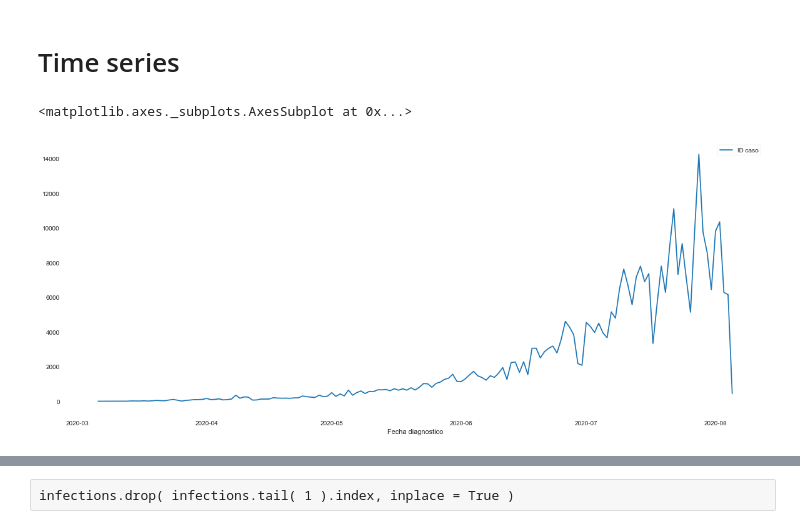
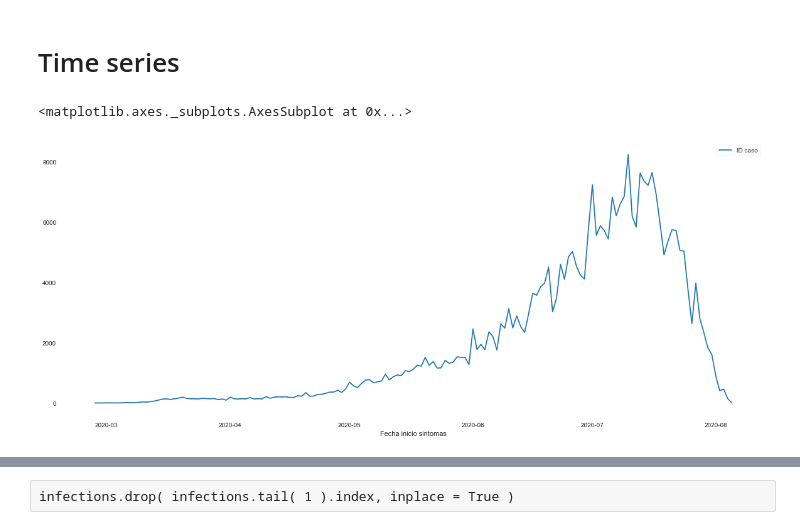
Before and after one commit to andrespd1/siscovid, a Jupyter notebook: COVID-19.ipynb, the cells around one changed output, grey strips where cells are left out. Drawn from its saved outputs; the diff is of its cells as text; code cells hidden in the pictures.

```diff
--- a/COVID-19.ipynb
+++ b/COVID-19.ipynb
@@ -195,10 +181,10 @@ covid.loc[ ( covid[ 'Atencion' ] == 'Hospital UCI' ) ].shape[ 0 ]
 # Time series
 # %%
 # Plotting diagnosed cases by day
-covid.groupby( [ covid[ 'Fecha diagnostico' ].dt.date ] ).agg( { 'ID caso': 'count' } ).plot( figsize = ( 20, 8 ) )
+covid.groupby( [ covid[ 'Fecha inicio sintomas' ].dt.date ] ).agg( { 'ID caso': 'count' } ).plot( figsize = ( 20, 8 ) )
 # %% [output]
 <matplotlib.axes._subplots.AxesSubplot at 0x...>
-[figure, old version]
+[figure, new version]
 # %%
 CITIES = [ 'Bogotá D.C.', 'Barranquilla', 'Cali', 'Cartagena de Indias', 'Medellín' ]
 # %%
```
Also changed, not shown: parts of 15 cells of this notebook, 5 other files.
